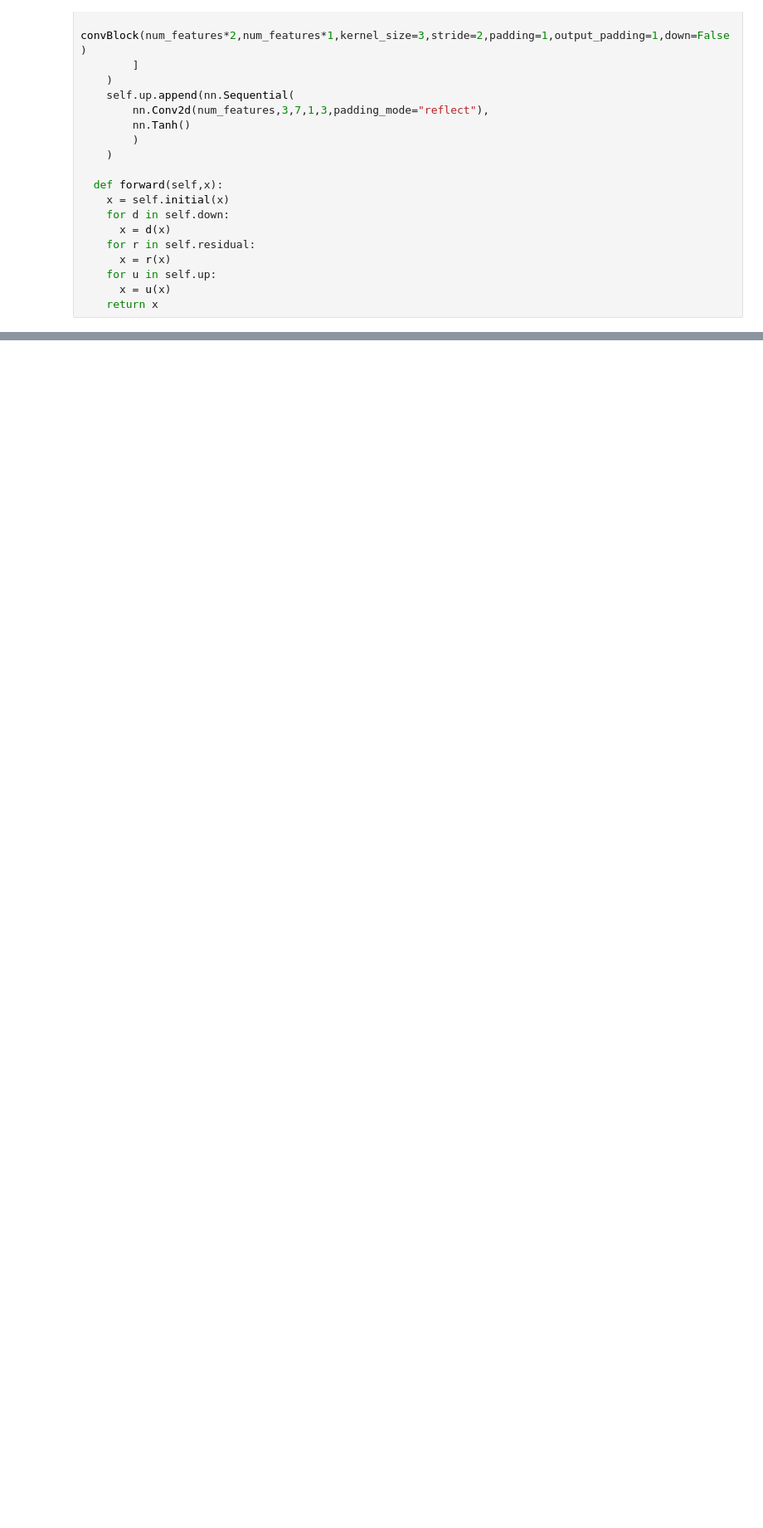
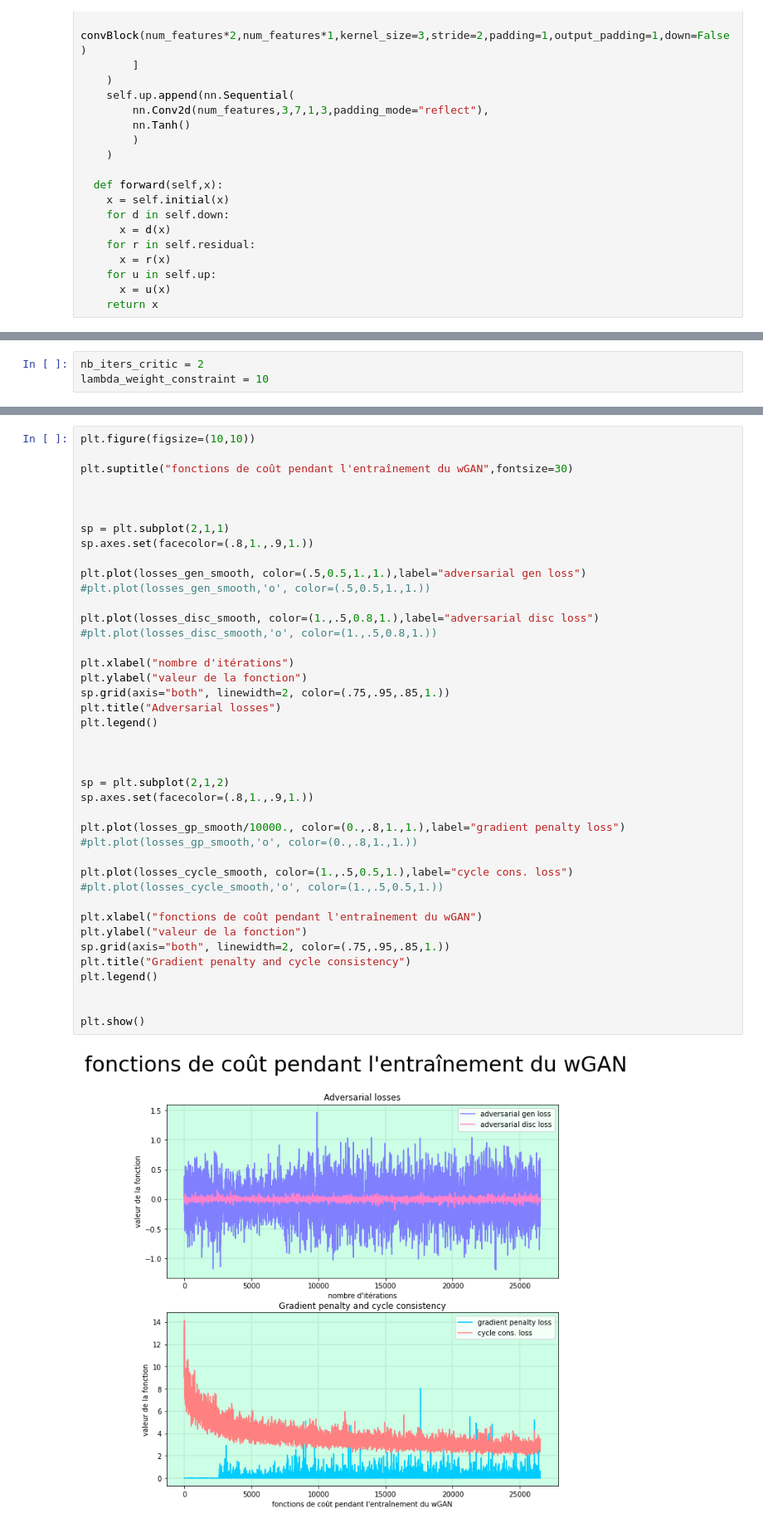
Before and after one commit to RolandBERTINJOHANNET/ColorHarmony, a Jupyter notebook: cycleGAN/notebooks/wassersteinCycleGAN.ipynb, the cells around one changed output, grey strips where cells are left out. Shown at 83% size. Saved outputs shown, nothing was run; the diff lists cells and outputs as text; blank space fills up the shorter version.

```diff
--- a/cycleGAN/notebooks/wassersteinCycleGAN.ipynb
+++ b/cycleGAN/notebooks/wassersteinCycleGAN.ipynb
@@ -265,0 +271,3 @@ def make_the_models():
+# %%
+nb_iters_critic = 2
+lambda_weight_constraint = 10
@@ -385,0 +531,43 @@ WARNING:matplotlib.image:Clipping input data to the valid range for imshow with
+# %%
+plt.figure(figsize=(10,10))
+
+plt.suptitle("fonctions de coût pendant l'entraînement du wGAN",fontsize=30)
+
+
+
+sp = plt.subplot(2,1,1)
+sp.axes.set(facecolor=(.8,1.,.9,1.))
+
+plt.plot(losses_gen_smooth, color=(.5,0.5,1.,1.),label="adversarial gen loss")
+#plt.plot(losses_gen_smooth,'o', color=(.5,0.5,1.,1.))
+
+plt.plot(losses_disc_smooth, color=(1.,.5,0.8,1.),label="adversarial disc loss")
+#plt.plot(losses_disc_smooth,'o', color=(1.,.5,0.8,1.))
+
+plt.xlabel("nombre d'itérations")
+plt.ylabel("valeur de la fonction")
+sp.grid(axis="both", linewidth=2, color=(.75,.95,.85,1.))
+plt.title("Adversarial losses")
+plt.legend()
+
+
+
+sp = plt.subplot(2,1,2)
+sp.axes.set(facecolor=(.8,1.,.9,1.))
+
+plt.plot(losses_gp_smooth/10000., color=(0.,.8,1.,1.),label="gradient penalty loss")
+#plt.plot(losses_gp_smooth,'o', color=(0.,.8,1.,1.))
+
+plt.plot(losses_cycle_smooth, color=(1.,.5,0.5,1.),label="cycle cons. loss")
+#plt.plot(losses_cycle_smooth,'o', color=(1.,.5,0.5,1.))
+
+plt.xlabel("fonctions de coût pendant l'entraînement du wGAN")
+plt.ylabel("valeur de la fonction")
+sp.grid(axis="both", linewidth=2, color=(.75,.95,.85,1.))
+plt.title("Gradient penalty and cycle consistency")
+plt.legend()
+
+
+plt.show()
+# %% [output]
+[figure, added]
```
Also changed, not shown: parts of 17 cells of this notebook.
